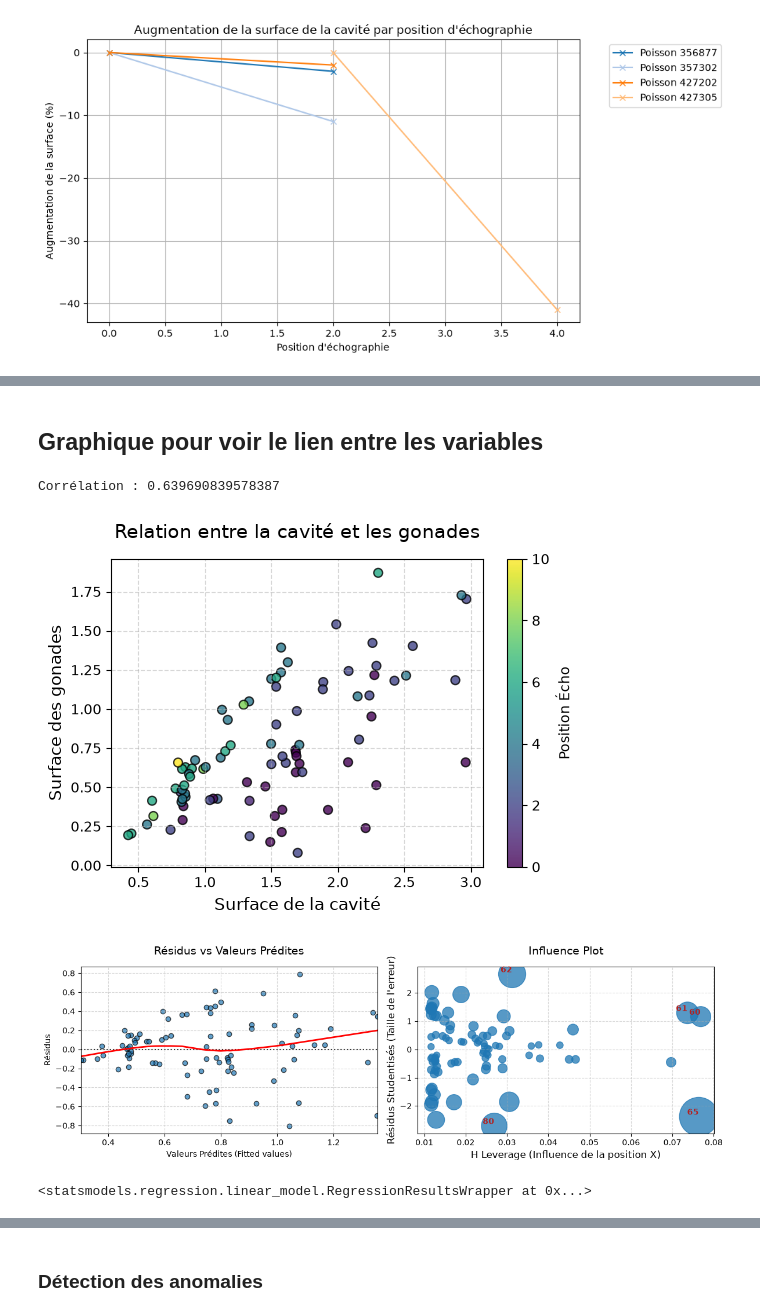
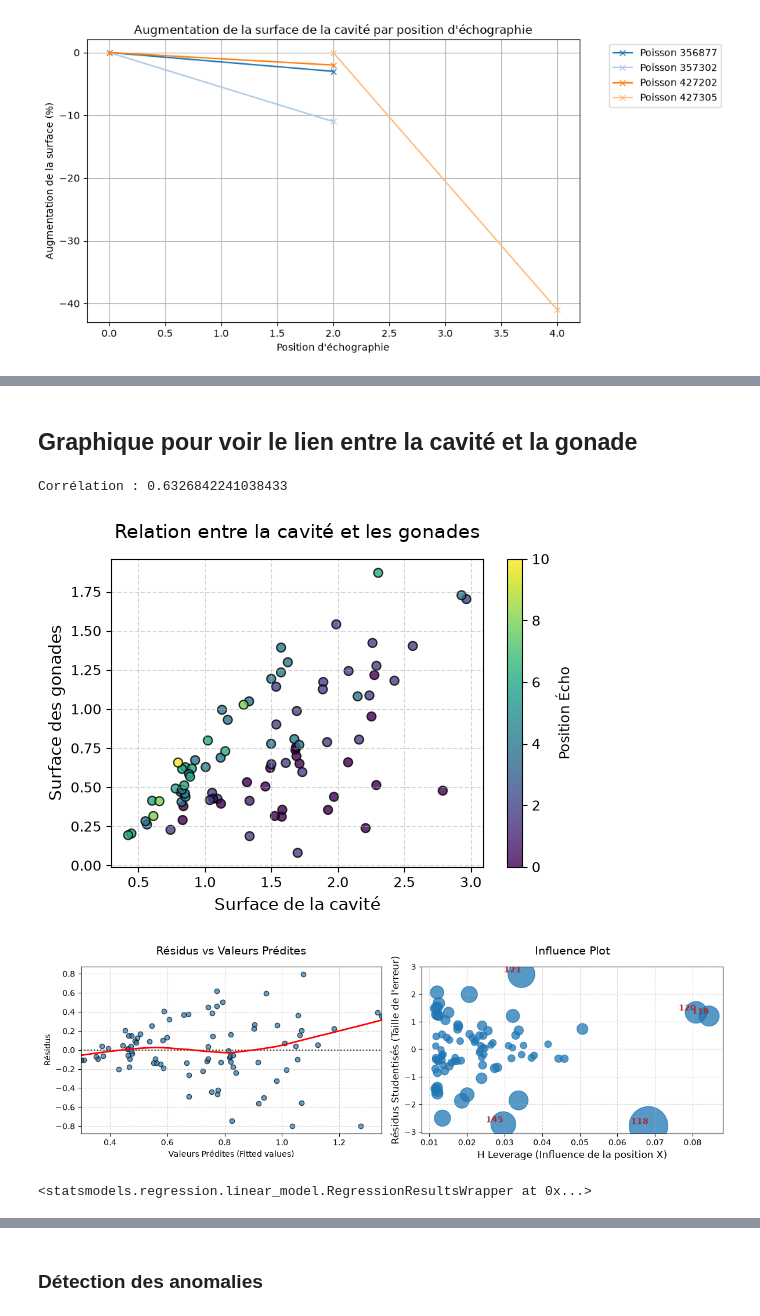
Before and after one commit to loranedp/Stage-GonAIde-2026, a Jupyter notebook: Debut/Résultats/Statistiques_echantillon.ipynb, the cells around one changed output, grey strips where cells are left out. Cells and saved outputs as stored; diff of their text form; code cells hidden in the pictures.

```diff
--- a/Debut/Résultats/Statistiques_echantillon.ipynb
+++ b/Debut/Résultats/Statistiques_echantillon.ipynb
@@ -19,7 +19,6 @@ from utils.stats_fct import distribution, nuage_points, linear_regression, plot_
 file_path = '../utils/correspondance_echo_final.xlsx'
 df = pd.read_excel(file_path, dtype={"image_id": str})
 
-df = df[df.annee.isin([2019, 2024])] # Filtre pour le moment sur 2019 et 2024
 unique_id = np.unique(df.cap_id)
 # %% [markdown]
 ## Vrais masques
@@ -163,0 +66,6 @@ df_res
+# %%
+# ----- Fusionne les données des échographies avec celles des poissons ----
+df_unique = df.drop_duplicates("cap_id")
+df_res_true["id poisson"] = df_res_true["id poisson"].astype(str)
+df_unique["cap_id"] = df_unique["cap_id"].astype(str)
+df_res_true = pd.merge(df_res_true, df_unique[[ "cap_id", "poids_poisson", "long_poisson", "age_poisson" ]], left_on="id poisson", right_on="cap_id")
@@ -164,3 +78,6 @@ df_res
+# %%
+df_true_fish = df_res_true[df_res_true["position echo"] != "œufs"]
+df_true_eggs = df_res_true[df_res_true["position echo"] == "œufs"]
 # %% [markdown]
 ## Graphiques pour visualiser l'évolution de la surface des gonades pour un meme poisson
 # %%
@@ -187,24 +104,24 @@ plot_evolution_curves(df_other)
 # %% [markdown]
-## Graphique pour voir le lien entre les variables
+## Graphique pour voir le lien entre la cavité et la gonade
 # %%
-print(f"Corrélation : {df_res.surface_cavite.corr(df_res.surface_gonade)}") # Corrélation
+print(f"Corrélation : {df_true_fish.surface_cavite.corr(df_true_fish.surface_gonade)}") # Corrélation
 
 nuage_points(
-    x=df_res.surface_cavite,
-    y=df_res.surface_gonade,
-    color_var=df_res['position echo'],  # Utilisation de la variable 'position echo' pour colorier les points
+    x=df_true_fish.surface_cavite,
+    y=df_true_fish.surface_gonade,
+    color_var=df_true_fish['position echo'],  # Utilisation de la variable 'position echo' pour colorier les points
     titre="Relation entre la cavité et les gonades",
     xlabel="Surface de la cavité",
     ylabel="Surface des gonades",
     couleur='teal'
     )
 
 # Tranformations logarithmiques car non linéaire
-linear_regression(df_res.surface_cavite, df_res.surface_gonade)
+linear_regression(df_true_fish.surface_cavite, df_true_fish.surface_gonade)
 # %% [output]
-Corrélation : 0.639690839578387
+Corrélation : 0.6326842241038433
-[figure, old version]
+[figure, new version]
-[figure, old version]
+[figure, new version]
 <statsmodels.regression.linear_model.RegressionResultsWrapper at 0x...>
 # %%
 # On divise en deux les données pour voir si la relation est différente selon la position de l'écho
```
Also changed, not shown: parts of 31 cells of this notebook, 3 other files.
